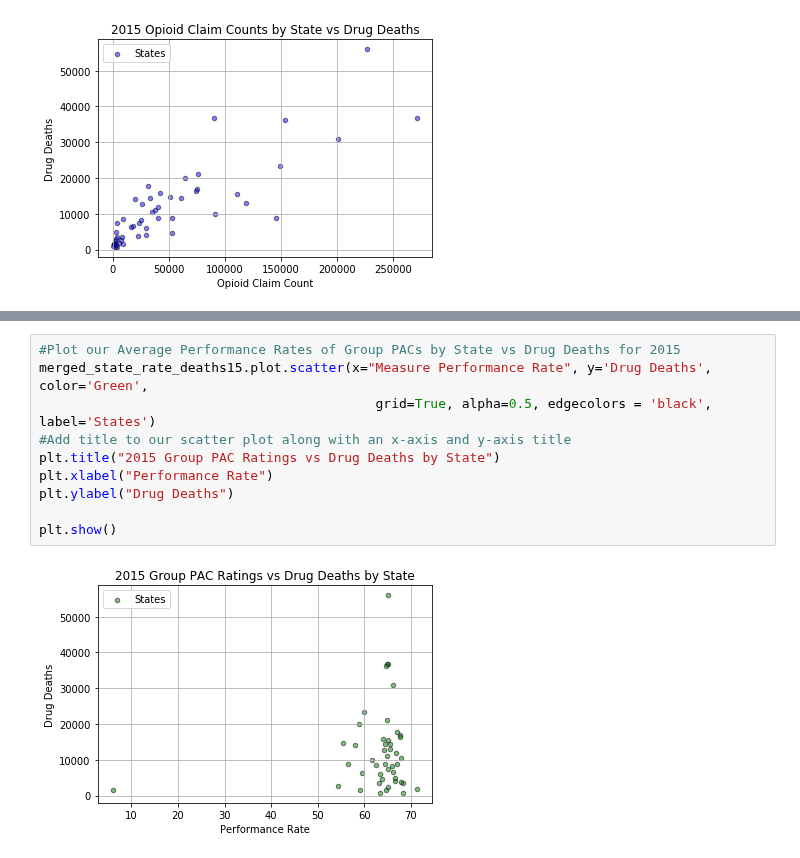
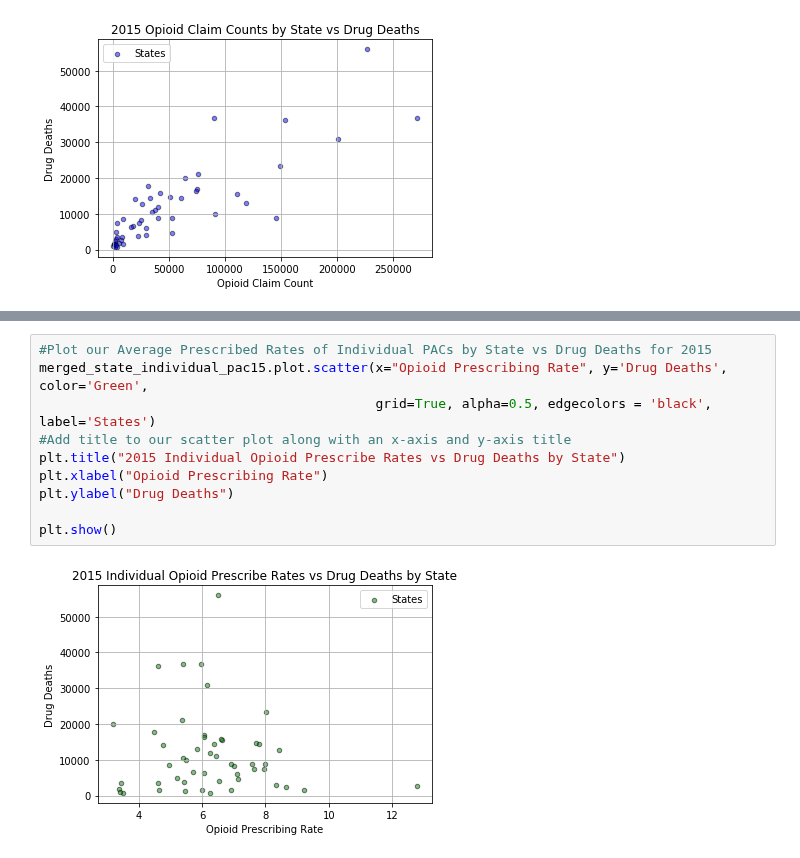
Before and after one commit to MTDahmer/Project1, a Jupyter notebook: notebooks/Omar 3.29.19 (Individual PAC and Deaths Analysis).ipynb, the cells around one changed output, grey strips where cells are left out. Cells and saved outputs as stored; diff of their text form.

```diff
--- a/notebooks/Omar 3.29.19 (Individual PAC and Deaths Analysis).ipynb
+++ b/notebooks/Omar 3.29.19 (Individual PAC and Deaths Analysis).ipynb
@@ -161,12 +203,12 @@ plt.show()
 # %%
-#Plot our Average Performance Rates of Group PACs by State vs Drug Deaths for 2015
-merged_state_rate_deaths15.plot.scatter(x="Measure Performance Rate", y='Drug Deaths', color='Green',
+#Plot our Average Prescribed Rates of Individual PACs by State vs Drug Deaths for 2015
+merged_state_individual_pac15.plot.scatter(x="Opioid Prescribing Rate", y='Drug Deaths', color='Green',
                                            grid=True, alpha=0.5, edgecolors = 'black', label='States')
 #Add title to our scatter plot along with an x-axis and y-axis title
-plt.title("2015 Group PAC Ratings vs Drug Deaths by State")
-plt.xlabel("Performance Rate")
+plt.title("2015 Individual Opioid Prescribe Rates vs Drug Deaths by State")
+plt.xlabel("Opioid Prescribing Rate")
 plt.ylabel("Drug Deaths")
 
 plt.show()
 # %% [output]
-[figure, old version]
+[figure, new version]
```
Also changed, not shown: parts of 11 cells of this notebook.
